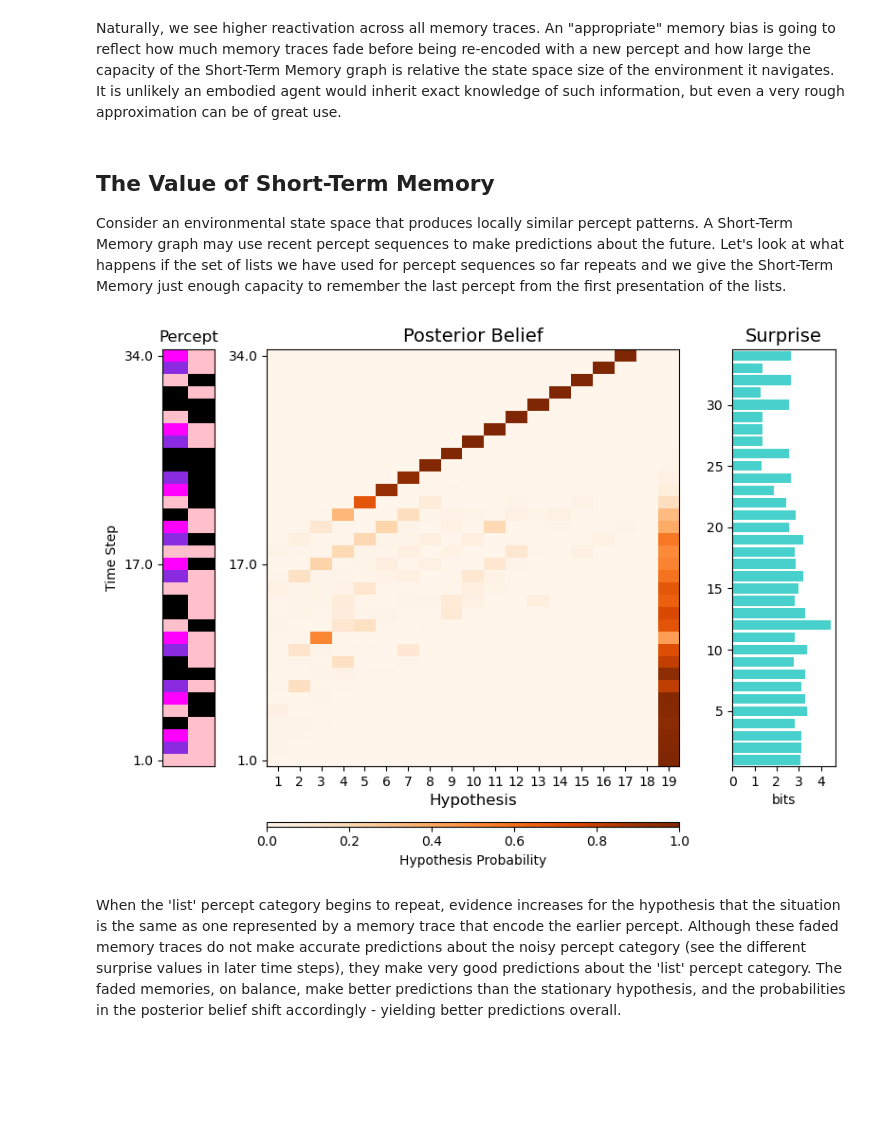
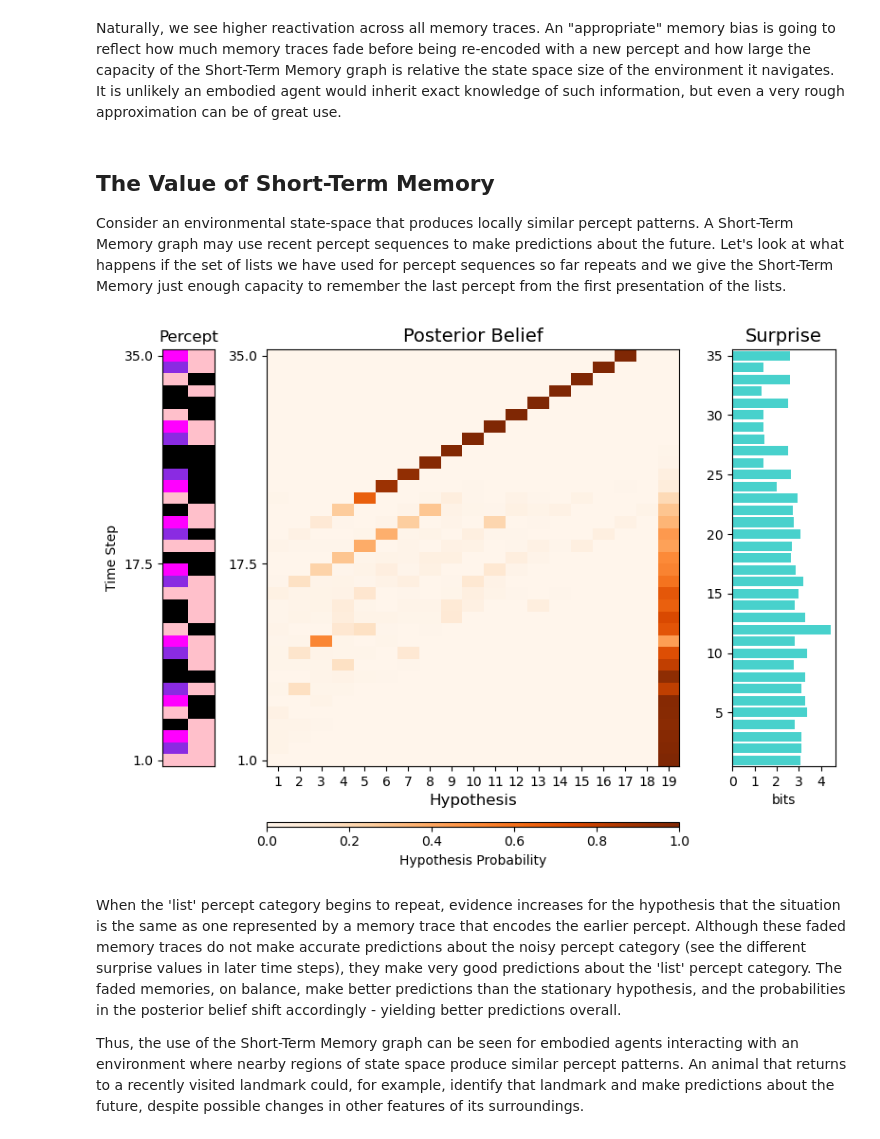
Before and after one commit to AntiPhoton47/projective_simulation, a Jupyter notebook: nbs/tutorials/learning_ps/01_Memory_Based_State_Estimators.ipynb, the cells around one changed output. Drawn from its saved outputs; the diff is of its cells as text; code cells hidden in the pictures; blank space fills up the shorter version.

```diff
--- a/nbs/tutorials/learning_ps/01_Memory_Based_State_Estimators.ipynb
+++ b/nbs/tutorials/learning_ps/01_Memory_Based_State_Estimators.ipynb
@@ -379,7 +378,8 @@ Consider how the posterior belief of a Sequence Memory graph behaves if noise is
 # %%
 #Add a noisy percept category to previous percept sequence
 np.random.seed(1617031025)
-noisy_percept_category_sequence = np.random.choice(a = 2, size = num_percepts) #randomly sample 0s and 1s
+noisy_states = 2
+noisy_percept_category_sequence = np.random.choice(a = noisy_states, size = num_percepts) #randomly sample 0s and 1s
 noisy_percept_sequence = np.concatenate((example_lists.percept_sequence, noisy_percept_category_sequence[:,np.newaxis]), axis = 1)
 noisy_percept_sequence
 # %% [output]
@@ -402,15 +402,16 @@ array([[1, 1],
        [2, 0]])
 # %%
 #Set Up Sequence Memory
-new_percept_category_sizes = [4,2] #4 states of 1st sensor (from previous) and 2 states of 2nd sensor (noisy)
-new_stationary_expectations = np.concatenate((stationary_expectations, np.array([0.5,0.5]))) #add stationary expectations for new percept category
+new_percept_category_sizes = percept_category_sizes + [noisy_states]
+new_stationary_expectations = np.concatenate((stationary_expectations, np.array([1/noisy_states] * noisy_states))) #add stationary expectations for new percept category
 
 seq_memory_noisy = Sequence_Memory(
     new_percept_category_sizes,
     memory_capacity,
     memory_bias,
     new_stationary_expectations,
-    stationary_transition_method = 'first')
+    stationary_transition_method = 'first' #this is default, included here for clarity
+    )
 
 seq_memory_noisy.prepare_data_storage(data_record = ["all"], record_until = num_percepts)
 
@@ -437,7 +440,7 @@ Let's see what this looks like when compared to a Sequence Memory graph. We will
 from projective_simulation.ECMs.state_estimators import Short_Term_Memory
 # %%
 new_memory_capacity = num_percepts
-new_memory_bias = memory_bias = 1/(total_situations - new_memory_capacity) #with a larger memory, we increase the memory bias
+new_memory_bias = 1/(total_situations - new_memory_capacity) #with a larger memory, we increase the memory bias
 
 #intialize Sequence Memory
 seq_memory_noisy2 = Sequence_Memory(
@@ -451,7 +454,7 @@ seq_memory_noisy2 = Sequence_Memory(
 )
 
 #initialize Short-Term Memory
-fading_rate = 0.05   #Controls how fast sensory predictions fade from one-hot to stationary
+fading_rate = 0.05  #Controls how fast sensory predictions fade from one-hot to stationary
 short_term_memory_noisy = Short_Term_Memory(
     category_sizes = new_percept_category_sizes,
     memory_capacity = new_memory_capacity,
@@ -475,9 +478,9 @@ fig, (ax1, ax2) = plt.subplots(1, 2, figsize=(10, 4))
 ##Sequence Memory Predictions
 plot_heatmap(
     seq_memory_noisy2.sensory_predictions,
-    title = "Sensory Predictions: Sequence Memory",
+    title = "Sensory Predictions: Sequence Memory \n t=17",
     xlabel = "Sensor State",
-    xtick_labels= ["0","1","2","3","0","1"],
+    xtick_labels= ["Black","Salmon","Fuschia","Purple","Black","Salmon"],
     ylabel = "Hypothesis",
     yticks = [4.5,9.5,14.5,17.5],
     ytick_labels= ["m5", "m10", "m15", "h*"],
@@ -489,9 +492,9 @@ plot_heatmap(
 ##Short-Term Memory Predictions
 plot_heatmap(
     short_term_memory_noisy.sensory_predictions,
-    title = "Sensory Predictions: Short-Term Memory",
+    title = "Sensory Predictions: Short-Term Memory \n t=17",
     xlabel = "Sensor State",
-    xtick_labels= ["0","1","2","3","0","1"],
+    xtick_labels= ["Black","Salmon","Fuschia","Purple","Black","Salmon"],
     ylabel = None,
     yticks = [4.5,9.5,14.5,17.5],
     ytick_labels= ["m5", "m10", "m15", "h*"],
@@ -593,35 +596,38 @@ Naturally, we see higher reactivation across all memory traces. An "appropriate"
 # %% [markdown]
 ## The Value of Short-Term Memory
 
-Consider an environmental state space that produces locally similar percept patterns. A Short-Term Memory graph may use recent percept sequences to make predictions about the future. Let's look at what happens if the set of lists we have used for percept sequences so far repeats and we give the Short-Term Memory just enough capacity to remember the last percept from the first presentation of the lists.
+Consider an environmental state-space that produces locally similar percept patterns. A Short-Term Memory graph may use recent percept sequences to make predictions about the future. Let's look at what happens if the set of lists we have used for percept sequences so far repeats and we give the Short-Term Memory just enough capacity to remember the last percept from the first presentation of the lists.
 # %%
 np.random.seed(1742031025)
-#Create a repeating percept sequence
-repeated_lists_percepts = np.concatenate((noisy_percept_sequence,noisy_percept_sequence), axis = 0)
-#Add new noise to repeated percepts
-repeated_lists_percepts[num_percepts:,1] = np.random.choice(2,size = num_percepts)
-num_percepts_repeated = 2 * num_percepts
+#Create a repeating percept sequence, with a short timeout in between
+short_timeout = np.array([0,0])[np.newaxis,:]
+repeated_lists_percepts = np.concatenate((noisy_percept_sequence,short_timeout,noisy_percept_sequence), axis = 0)
+#Add new noise to repeated list items and timeouts
+repeated_lists_percepts[-num_percepts:,1] = np.random.choice(noisy_states,size = num_percepts)
+num_percepts_repeated = 2 * num_percepts + 1 #lists presented twice, with one step timeout between
 
 #intialize new STM
 slightly_bigger_capacity = num_percepts + 1
 short_term_memory_example = Short_Term_Memory(
     category_sizes = new_percept_category_sizes,
     memory_capacity = slightly_bigger_capacity, #changed from previous STM
     memory_bias = bigger_memory_bias,
     fading_rate = fading_rate,
     stationary_expectations = new_stationary_expectations,
     stationary_transition_method = 'encoded',
     data_record = ['all'],
     record_until = num_percepts_repeated #changed from previous STM
 )
 
 #Simulate
 for i in range(num_percepts_repeated):
     percept = repeated_lists_percepts[i,:]
     short_term_memory_example.sample(percept)
 
 memory_filter_performance(short_term_memory_example.data_dic, repeated_lists_percepts, colormap)
 # %% [output]
-[figure, old version]
+[figure, new version]
 # %% [markdown]
-When the 'list' percept category begins to repeat, evidence increases for the hypothesis that the situation is the same as one represented by a memory trace that encode the earlier percept. Although these faded memory traces do not make accurate predictions about the noisy percept category (see the different surprise values in later time steps), they make very good predictions about the 'list' percept category. The faded memories, on balance, make better predictions than the stationary hypothesis, and the probabilities in the posterior belief shift accordingly - yielding better predictions overall.
+When the 'list' percept category begins to repeat, evidence increases for the hypothesis that the situation is the same as one represented by a memory trace that encodes the earlier percept. Although these faded memory traces do not make accurate predictions about the noisy percept category (see the different surprise values in later time steps), they make very good predictions about the 'list' percept category. The faded memories, on balance, make better predictions than the stationary hypothesis, and the probabilities in the posterior belief shift accordingly - yielding better predictions overall.
+
+Thus, the use of the Short-Term Memory graph can be seen for embodied agents interacting with an environment where nearby regions of state space produce similar percept patterns. An animal that returns to a recently visited landmark could, for example, identify that landmark and make predictions about the future, despite possible changes in other features of its surroundings.
```
Also changed, not shown: parts of 67 cells of this notebook, 4 other files.
